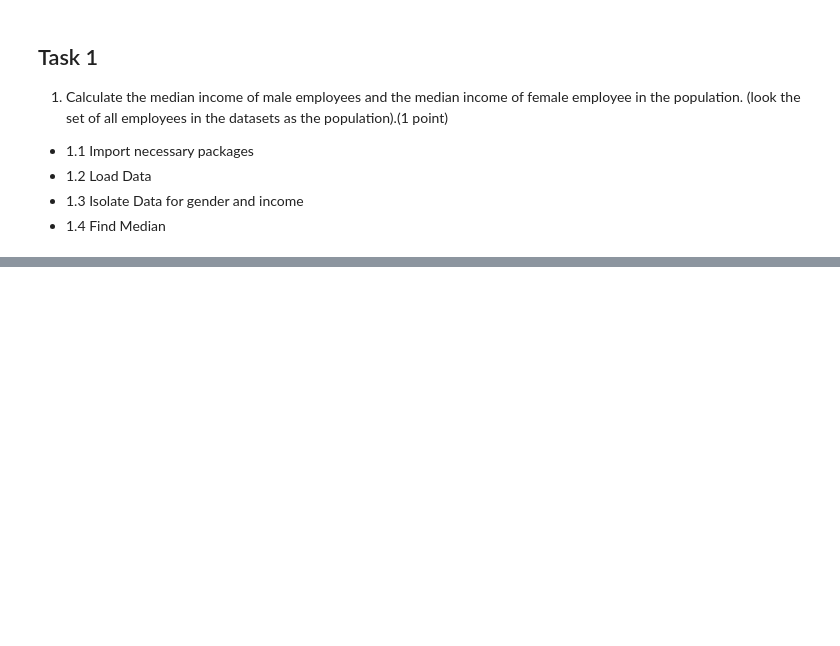
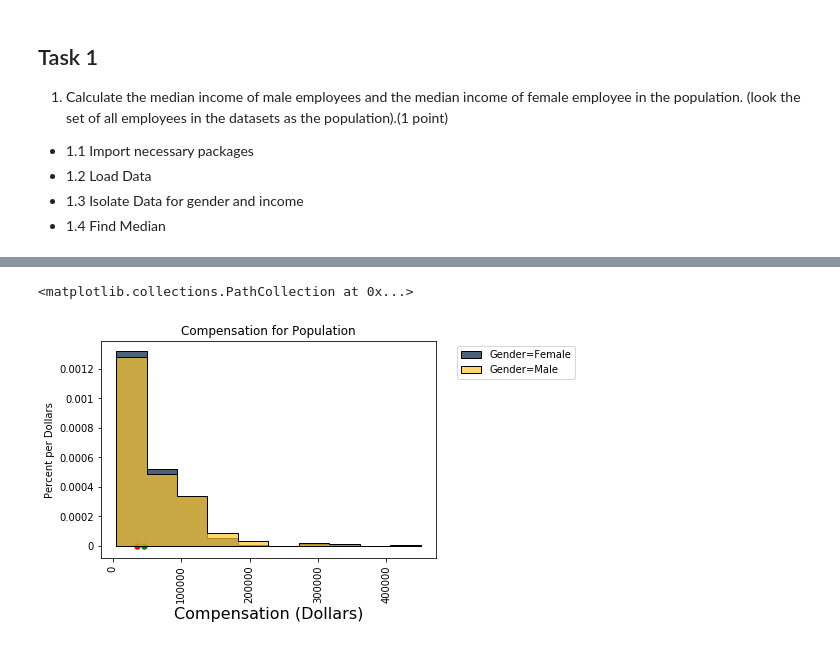
Before and after one commit to babloomarkose/DataInPython, a Jupyter notebook: SamplingAndTestingHypothesis/SamplingAndTestingHypothesis.ipynb, the cells around one changed output, grey strips where cells are left out. Cells and saved outputs as stored; diff of their text form; code cells hidden in the pictures; blank space fills up the shorter version.

Commit message:
Population and Single sample diagnostics done

```diff
--- a/SamplingAndTestingHypothesis/SamplingAndTestingHypothesis.ipynb
+++ b/SamplingAndTestingHypothesis/SamplingAndTestingHypothesis.ipynb
@@ -40,0 +177,16 @@ This assignment is developed based on the three datasets collected from Kaggle.c
+# %%
+%matplotlib inline
+'''compensation_bins1 = np.arange(0, 100001, 10000)
+compensation_bins2 = np.append(compensation_bins1,np.arange(100001, 150001, 25000))
+compensation_bins3 = np.append(compensation_bins2,np.arange(150001, 350001, 50000))
+compensation_bins =  np.append(compensation_bins3,np.arange(300001, 600001, 100000))
+SurveyResponse1.hist('Compensation', bins = compensation_bins, unit ='Dollars',group="Gender")
+plt.scatter(FemaleMedianCompensation, 0, color='red', s=30)
+plt.scatter(MaleMedianCompensation, 0, color='green', s=30)'''
+SurveyResponse1.hist('Compensation', unit ='Dollars',group="Gender")
+plt.title('Compensation for Population');
+plt.scatter(FemaleMedianCompensation, 0, color='red', s=30)
+plt.scatter(MaleMedianCompensation, 0, color='green', s=30)
+# %% [output]
+<matplotlib.collections.PathCollection at 0x...>
+[figure, added]
```
Also changed, not shown: parts of 14 cells of this notebook.
